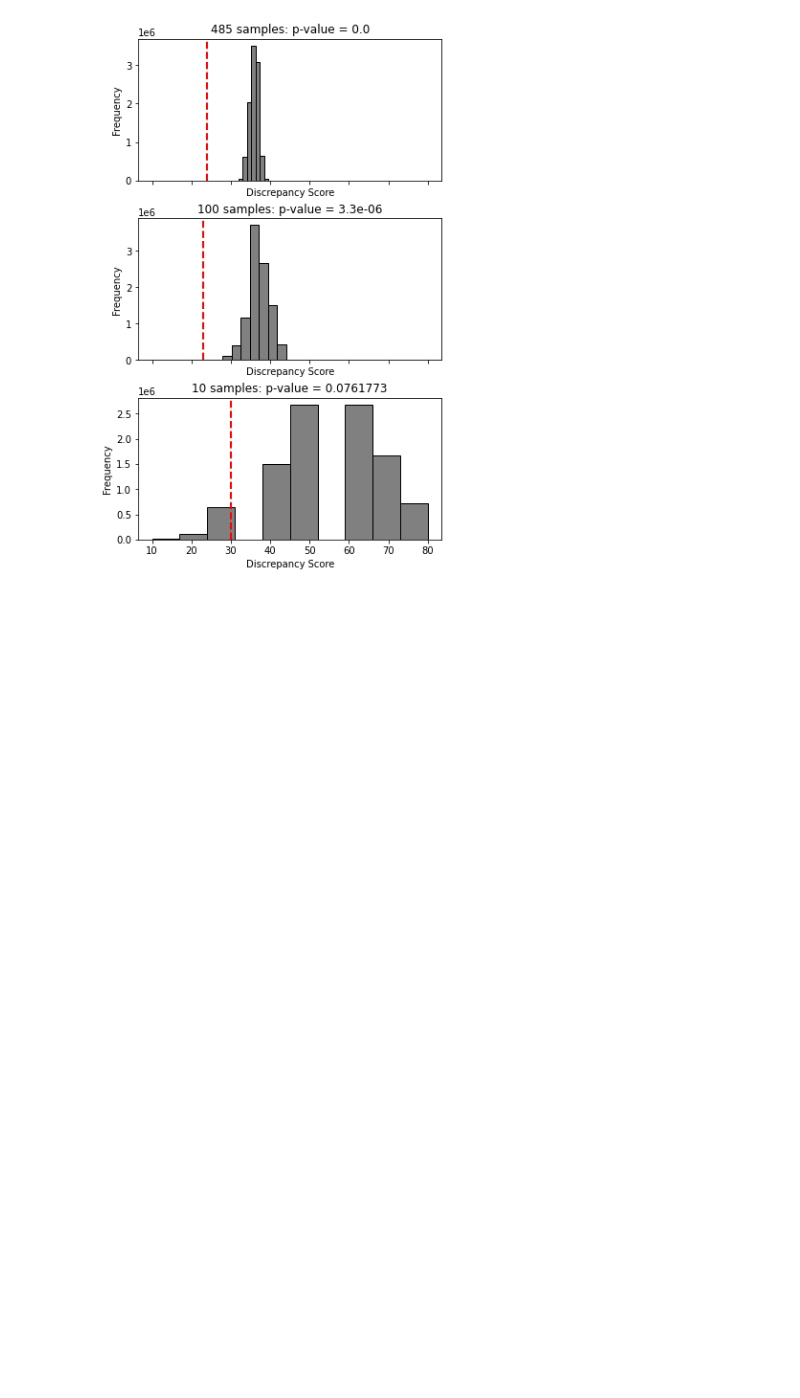
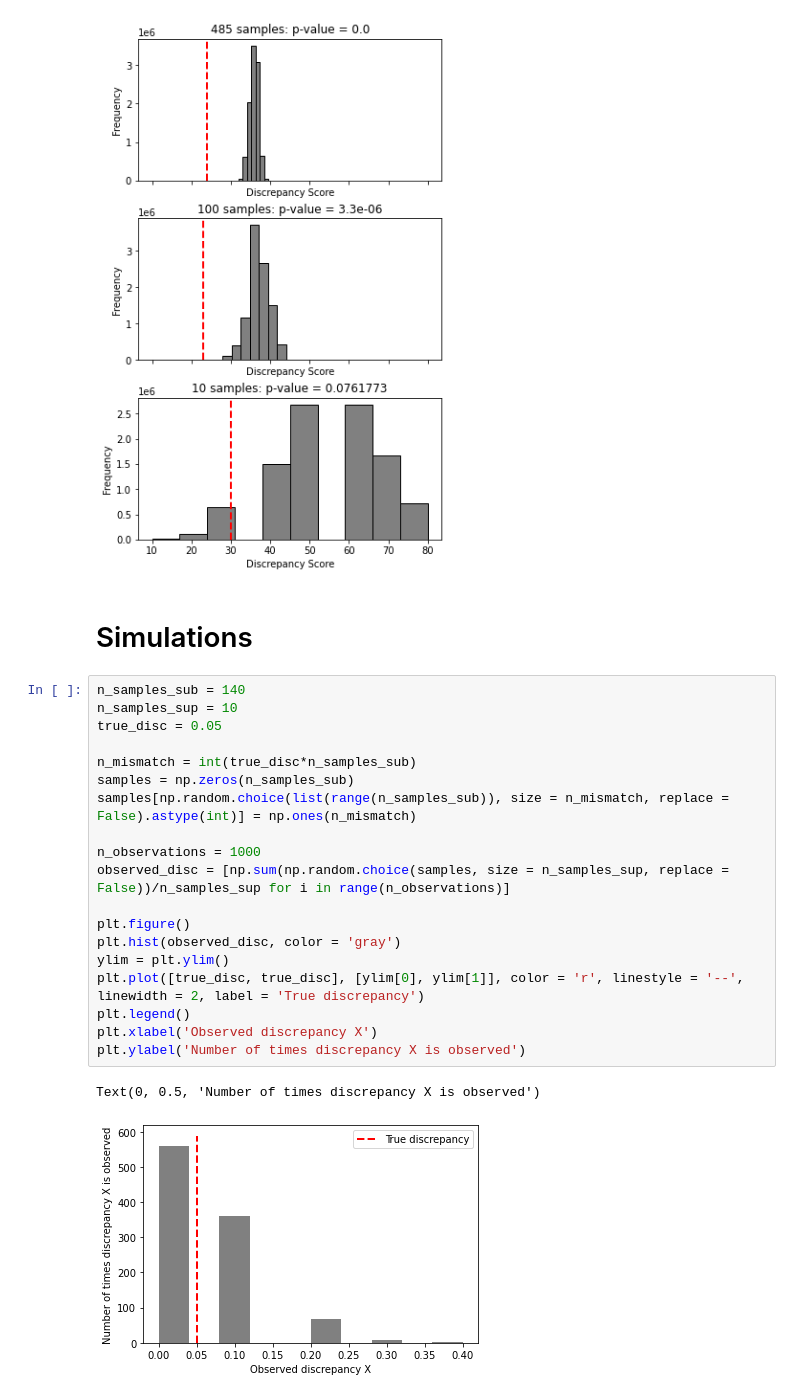
Before and after one commit to amrita112/DiscSim-old, a Jupyter notebook: Sample EDC data analysis.ipynb, the cells around one changed output. Drawn from its saved outputs; the diff is of its cells as text; blank space fills up the shorter version.

```diff
--- a/Sample EDC data analysis.ipynb
+++ b/Sample EDC data analysis.ipynb
@@ -324,3 +321,27 @@ for i in range(3):
     ax[i].set_title('{0} samples: p-value = {1}'.format(n, p_value))
 # %% [output]
 [figure]
+# %% [markdown]
+# Simulations
+# %%
+n_samples_sub = 140
+n_samples_sup = 10
+true_disc = 0.05
+
+n_mismatch = int(true_disc*n_samples_sub)
+samples = np.zeros(n_samples_sub)
+samples[np.random.choice(list(range(n_samples_sub)), size = n_mismatch, replace = False).astype(int)] = np.ones(n_mismatch)
+
+n_observations = 1000
+observed_disc = [np.sum(np.random.choice(samples, size = n_samples_sup, replace = False))/n_samples_sup for i in range(n_observations)]
+
+plt.figure()
+plt.hist(observed_disc, color = 'gray')
+ylim = plt.ylim()
+plt.plot([true_disc, true_disc], [ylim[0], ylim[1]], color = 'r', linestyle = '--', linewidth = 2, label = 'True discrepancy')
+plt.legend()
+plt.xlabel('Observed discrepancy X')
+plt.ylabel('Number of times discrepancy X is observed')
+# %% [output]
+Text(0, 0.5, 'Number of times discrepancy X is observed')
+[figure, added]
```
Also changed, not shown: parts of 1 cell of this notebook, 1 other file.
